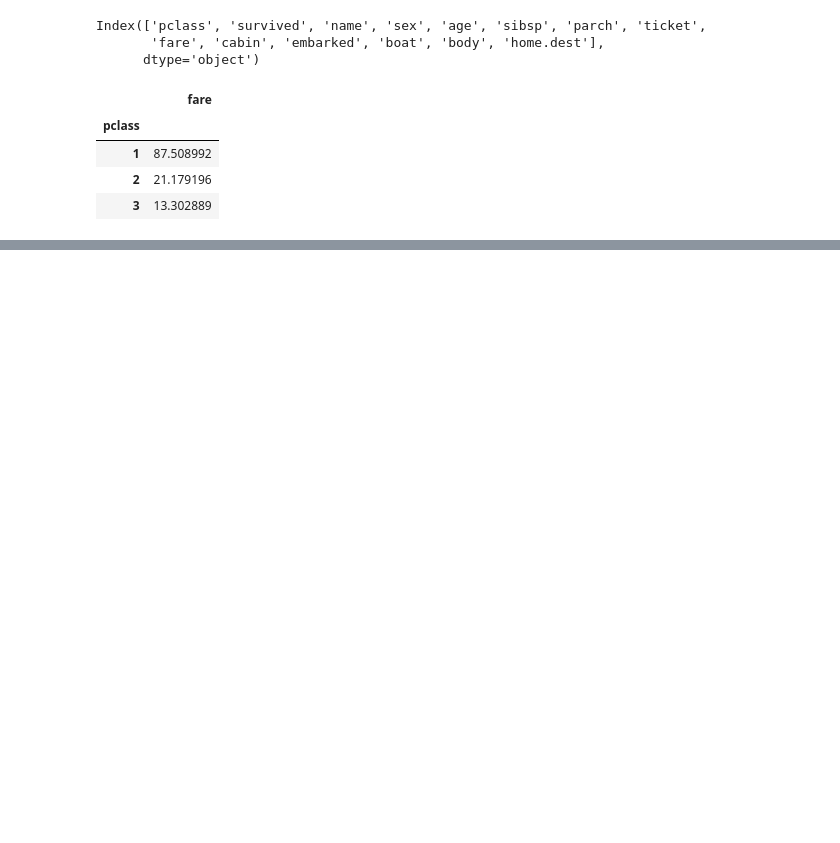
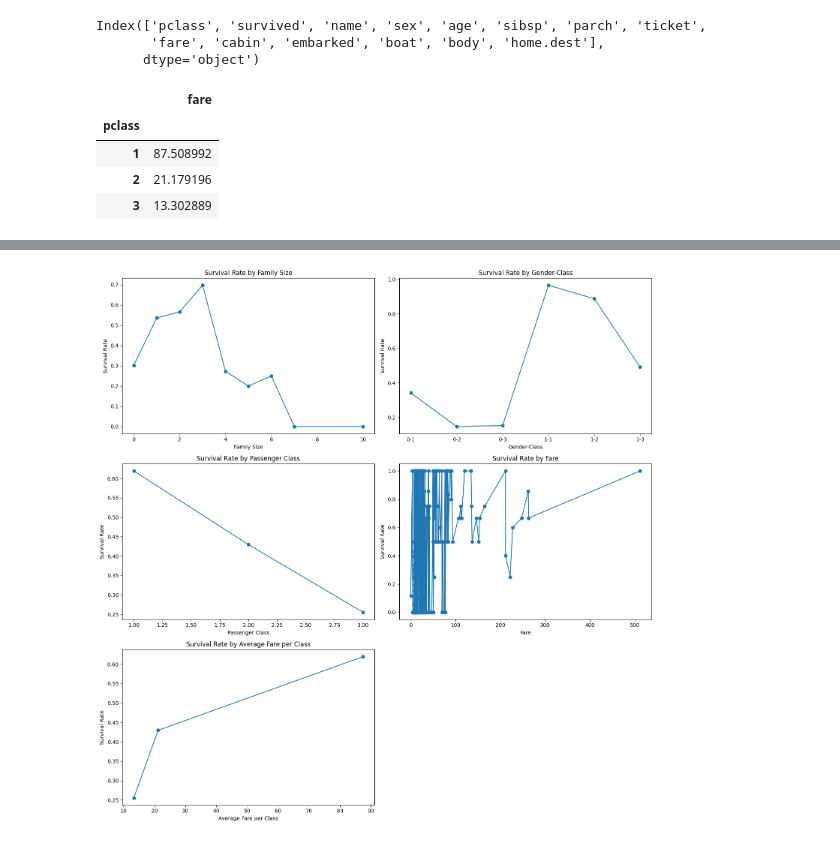
Before and after one commit to H-wooks/KITA_2024, a Jupyter notebook: M3_분석라이브러리/Pandas/Task_30May2024.ipynb, the cells around one changed output, grey strips where cells are left out. Drawn from its saved outputs; the diff is of its cells as text; code cells hidden in the pictures; blank space fills up the shorter version.

```diff
--- a/M3_분석라이브러리/Pandas/Task_30May2024.ipynb
+++ b/M3_분석라이브러리/Pandas/Task_30May2024.ipynb
@@ -220,0 +363,95 @@ NameError: name 'tdf' is not defined
+# %%
+# Task8_0530. 승객의 가족 크기(동반한 형제자매/배우자 수와 부모/자녀 수의 합)가 생존에 영향을 미치는지를 탐색하여 결과를 출력하세요.
+
+import seaborn as sns
+import pandas as pd
+import matplotlib.pyplot as plt
+
+# 데이터프레임 읽기
+file_path = '/content/drive/MyDrive/00_KITA_2404/M3_분석라이브러리/pandas/dataset/titanic3.csv'
+df = pd.read_csv(file_path)
+
+# sex column을 gender로 변경
+df.rename(columns={'sex': 'gender'}, inplace=True)
+
+# gender를 수치화 (female: 1, male: 0)
+df['gender'] = df['gender'].map({'female': 1, 'male': 0})
+
+# 결측치 처리 (일단은 간단히 평균값으로 대체)
+#df.fillna(df.mean(), inplace=True)
+
+# 상관관계를 볼 컬럼 선택
+selected_columns = ['pclass', 'age', 'sibsp', 'parch', 'fare', 'gender', 'survived']
+df = df[selected_columns]
+
+# gender와 pclass 조합 열 추가
+df['gender_class'] = df['gender'].astype(str) + '-' + df['pclass'].astype(str)
+
+# sibsp와 parch 합친 열 생성: sibsp - siblings + Spouses, parch - parents + children
+df['sibsp_parch'] = df['sibsp'] + df['parch']
+
+#### 아래 PIVOT Table로 계산이 가능하므로 의미 없음
+# df["평균생존률by가족수"]=df.groupby("sibsp_parch")["survived"].transform(lambda x: x.mean())
+# df["평균생존률by성별-객실"]=df.groupby("gender_class")["survived"].transform(lambda x: x.mean())
+# df["평균생존율by클래스"]=df.groupby("pclass")["survived"].transform(lambda x: x.mean())
+# df["평균요금by클래스"]=df.groupby("pclass")["fare"].transform(lambda x: x.mean())
+
+
+df["평균요금by클래스"]=df.groupby("pclass")["fare"].transform(lambda x: x.mean())
+
+PV1=df.pivot_table(index='sibsp_parch', values='survived', aggfunc='mean')
+PV2=df.pivot_table(index='gender_class', values='survived', aggfunc='mean')
+PV3=df.pivot_table(index='pclass', values='survived', aggfunc='mean')
+PV4=df.pivot_table(index='fare', values='survived', aggfunc='mean')
+PV5=df.pivot_table(index='평균요금by클래스', values='survived', aggfunc='mean')
+# 상관관계 계산
+df.drop(['gender_class'], axis=1, inplace=True)
+correlations = df.corr()['survived'].drop(['survived']).sort_values(ascending=False)
+
+print("상관관계:")
+print(correlations,"\n")
+
+
+print("PV1\n",PV1, "\n\nPV2\n", PV2, "\n\nPV3\n", PV3,"\n\nPV4\n", PV4,"\n")
+
+
+
+# Subplot으로 그래프 그리기
+fig, axs = plt.subplots(3, 2, figsize=(15, 15))
+
+# PV1
+axs[0, 0].plot(PV1.index, PV1['survived'], marker='o', linestyle='-')
+axs[0, 0].set_title('Survival Rate by Family Size')
+axs[0, 0].set_xlabel('Family Size')
+axs[0, 0].set_ylabel('Survival Rate')
+
+# PV2
+axs[0, 1].plot(PV2.index, PV2['survived'], marker='o', linestyle='-')
+axs[0, 1].set_title('Survival Rate by Gender-Class')
+axs[0, 1].set_xlabel('Gender-Class')
+axs[0, 1].set_ylabel('Survival Rate')
+
+# PV3
+axs[1, 0].plot(PV3.index, PV3['survived'], marker='o', linestyle='-')
+axs[1, 0].set_title('Survival Rate by Passenger Class')
+axs[1, 0].set_xlabel('Passenger Class')
+axs[1, 0].set_ylabel('Survival Rate')
+
+# PV4
+axs[1, 1].plot(PV4.index, PV4['survived'], marker='o', linestyle='-')
+axs[1, 1].set_title('Survival Rate by Fare')
+axs[1, 1].set_xlabel('Fare')
+axs[1, 1].set_ylabel('Survival Rate')
+
+# PV5
+axs[2, 0].plot(PV5.index, PV5['survived'], marker='o', linestyle='-')
+axs[2, 0].set_title('Survival Rate by Average Fare per Class')
+axs[2, 0].set_xlabel('Average Fare per Class')
+axs[2, 0].set_ylabel('Survival Rate')
+
+# Hide the empty subplot
+fig.delaxes(axs[2,1])
+
+plt.tight_layout()
+plt.show()
+# %% [output]
@@ -220,0 +494 @@ NameError: name 'tdf' is not defined
+[figure, added]
```
Also changed, not shown: parts of 12 cells of this notebook.
